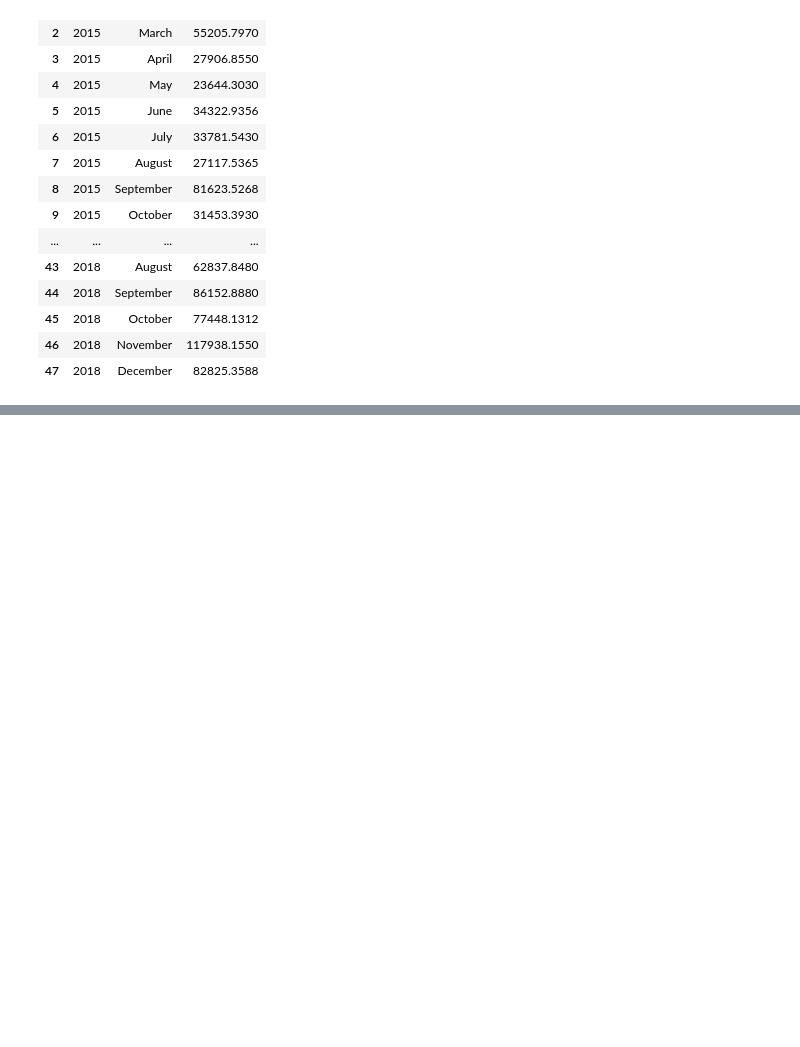
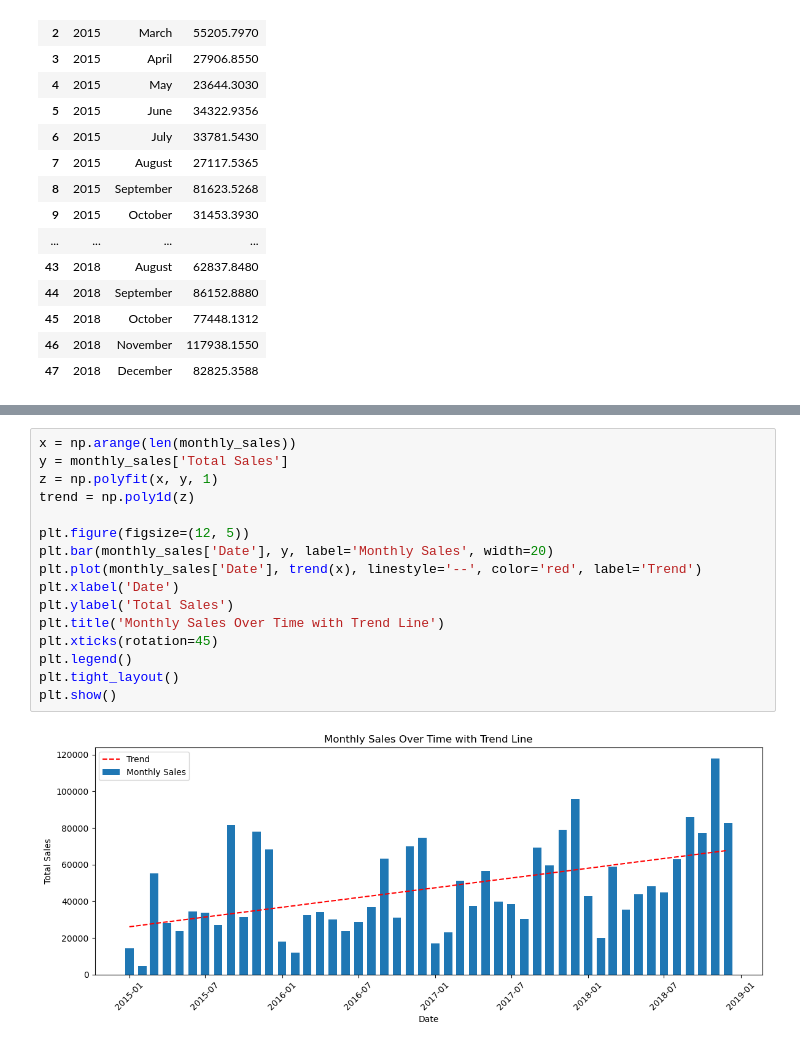
Before and after one commit to ksftima/super-store, a Jupyter notebook: eda.ipynb, the cells around one changed output, grey strips where cells are left out. Saved outputs shown, nothing was run; the diff lists cells and outputs as text; blank space fills up the shorter version.

```diff
--- a/eda.ipynb
+++ b/eda.ipynb
@@ -110,0 +139,18 @@ SyntaxError: invalid syntax (16885758.py, line 3)
+# %%
+x = np.arange(len(monthly_sales))
+y = monthly_sales['Total Sales']
+z = np.polyfit(x, y, 1)
+trend = np.poly1d(z)
+
+plt.figure(figsize=(12, 5))
+plt.bar(monthly_sales['Date'], y, label='Monthly Sales', width=20)
+plt.plot(monthly_sales['Date'], trend(x), linestyle='--', color='red', label='Trend')
+plt.xlabel('Date')
+plt.ylabel('Total Sales')
+plt.title('Monthly Sales Over Time with Trend Line')
+plt.xticks(rotation=45)
+plt.legend()
+plt.tight_layout()
+plt.show()
+# %% [output]
+[figure, added]
```
Also changed, not shown: parts of 19 cells of this notebook.
